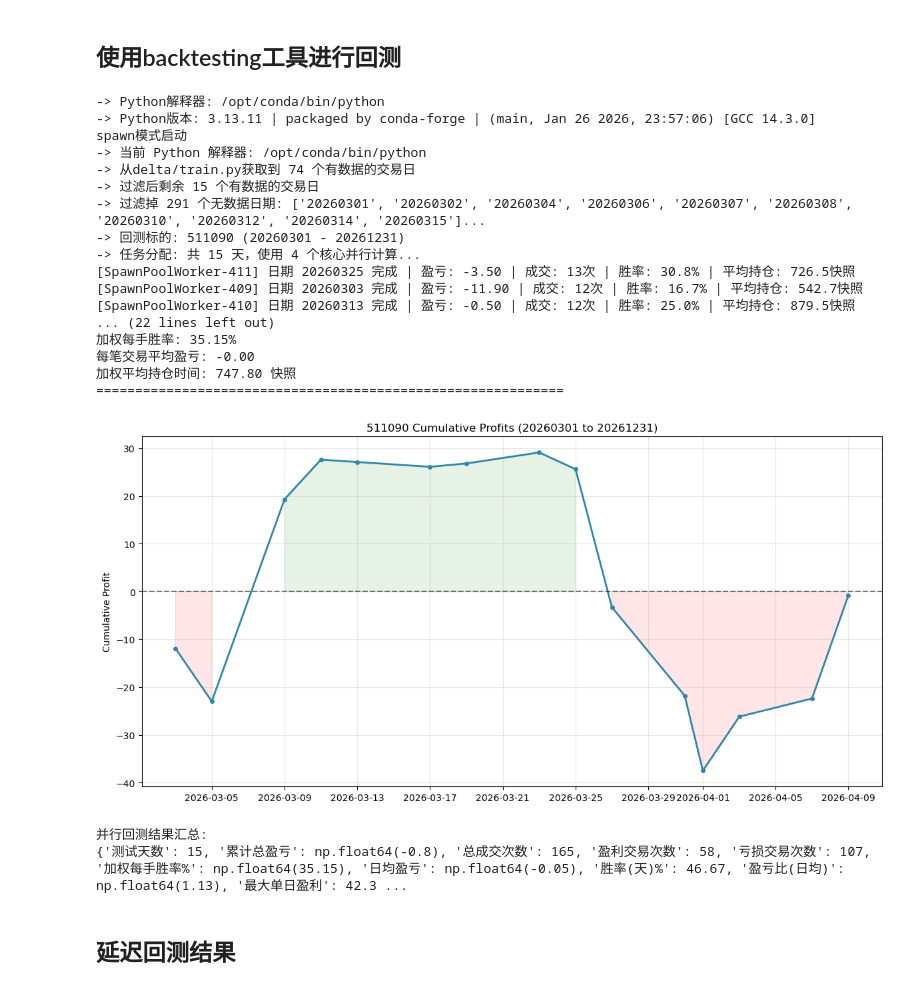
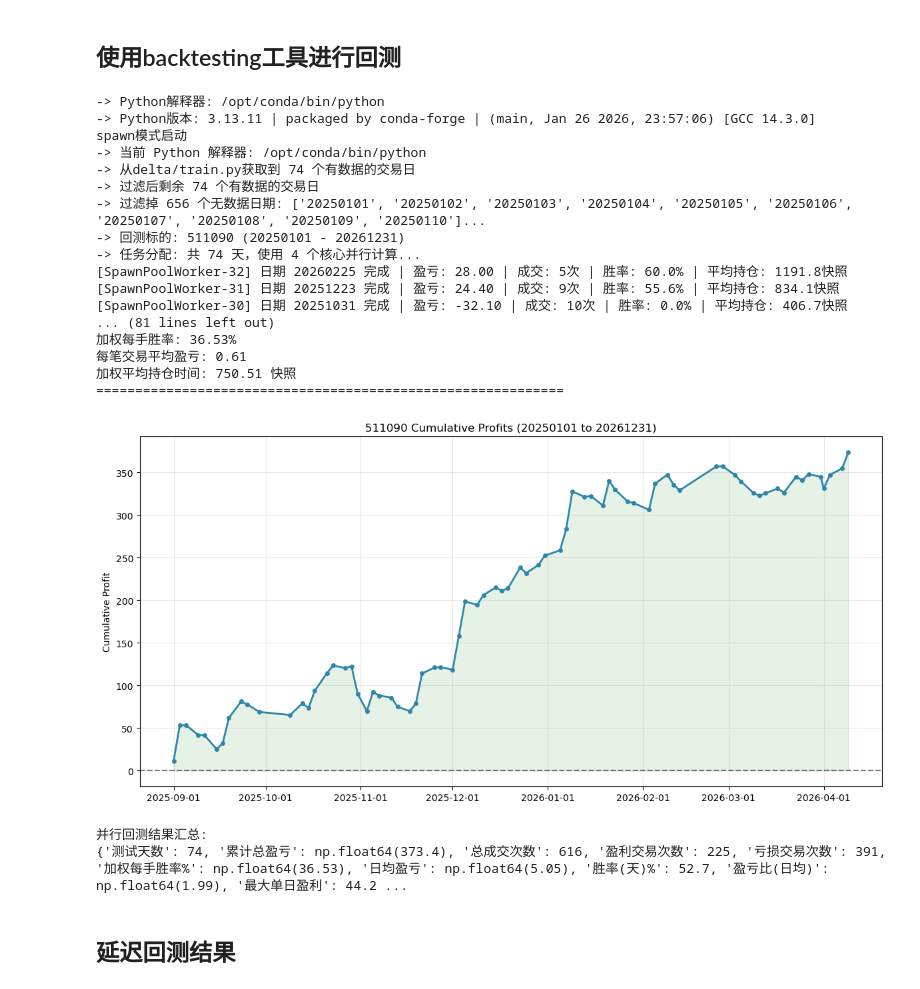
Before and after one commit to artinsophia/Quant-Intern-2026, a Jupyter notebook: delta/demo.ipynb, the cells around one changed output. Cells and saved outputs as stored; diff of their text form; code cells hidden in the pictures.

```diff
--- a/delta/demo.ipynb
+++ b/delta/demo.ipynb
@@ -252,44 +250,44 @@ print(f"策略已创建: {strategy.name}")
 # %%
 # 导入修复的并行回测模块
 sys.path.append('/home/jovyan/work/tactics_demo/tools')
 from tools.parallel_backtest_simple import run_parallel_backtest
 from multi_day_backtest import backtest_summary
 # 运行并行回测
 result_df = run_parallel_backtest(
     instrument_id=instrument_id,
-    start_ymd="20260301",
+    start_ymd="20250101",
     end_ymd="20261231",
     StrategyClass=StrategyDemo,
     model=model_path,
     param_dict=param_dict,
     n_cores=4
 )
 
 
 print("\n并行回测结果汇总:")
 summary = backtest_summary(result_df)
 print(summary)
 # %% [output]
 -> Python解释器: /opt/conda/bin/python
 -> Python版本: 3.13.11 | packaged by conda-forge | (main, Jan 26 2026, 23:57:06) [GCC 14.3.0]
 spawn模式启动
 -> 当前 Python 解释器: /opt/conda/bin/python
 -> 从delta/train.py获取到 74 个有数据的交易日
--> 过滤后剩余 15 个有数据的交易日
--> 过滤掉 291 个无数据日期: ['20260301', '20260302', '20260304', '20260306', '20260307', '20260308', '20260310', '20260312', '20260314', '20260315']...
--> 回测标的: 511090 (20260301 - 20261231)
--> 任务分配: 共 15 天，使用 4 个核心并行计算...
-[SpawnPoolWorker-411] 日期 20260325 完成 | 盈亏: -3.50 | 成交: 13次 | 胜率: 30.8% | 平均持仓: 726.5快照
-[SpawnPoolWorker-409] 日期 20260303 完成 | 盈亏: -11.90 | 成交: 12次 | 胜率: 16.7% | 平均持仓: 542.7快照
-[SpawnPoolWorker-410] 日期 20260313 完成 | 盈亏: -0.50 | 成交: 12次 | 胜率: 25.0% | 平均持仓: 879.5快照
-... (22 lines left out)
-加权每手胜率: 35.15%
-每笔交易平均盈亏: -0.00
-加权平均持仓时间: 747.80 快照
+-> 过滤后剩余 74 个有数据的交易日
+-> 过滤掉 656 个无数据日期: ['20250101', '20250102', '20250103', '20250104', '20250105', '20250106', '20250107', '20250108', '20250109', '20250110']...
+-> 回测标的: 511090 (20250101 - 20261231)
+-> 任务分配: 共 74 天，使用 4 个核心并行计算...
+[SpawnPoolWorker-32] 日期 20260225 完成 | 盈亏: 28.00 | 成交: 5次 | 胜率: 60.0% | 平均持仓: 1191.8快照
+[SpawnPoolWorker-31] 日期 20251223 完成 | 盈亏: 24.40 | 成交: 9次 | 胜率: 55.6% | 平均持仓: 834.1快照
+[SpawnPoolWorker-30] 日期 20251031 完成 | 盈亏: -32.10 | 成交: 10次 | 胜率: 0.0% | 平均持仓: 406.7快照
+... (81 lines left out)
+加权每手胜率: 36.53%
+每笔交易平均盈亏: 0.61
+加权平均持仓时间: 750.51 快照
 ============================================================
-[figure, old version]
+[figure, new version]
 并行回测结果汇总:
-{'测试天数': 15, '累计总盈亏': np.float64(-0.8), '总成交次数': 165, '盈利交易次数': 58, '亏损交易次数': 107, '加权每手胜率%': np.float64(35.15), '日均盈亏': np.float64(-0.05), '胜率(天)%': 46.67, '盈亏比(日均)': np.float64(1.13), '最大单日盈利': 42.3 ...
+{'测试天数': 74, '累计总盈亏': np.float64(373.4), '总成交次数': 616, '盈利交易次数': 225, '亏损交易次数': 391, '加权每手胜率%': np.float64(36.53), '日均盈亏': np.float64(5.05), '胜率(天)%': 52.7, '盈亏比(日均)': np.float64(1.99), '最大单日盈利': 44.2 ...
 # %% [markdown]
 ## 延迟回测结果
 # %%
```
Also changed, not shown: parts of 10 cells of this notebook, 2 other files.
